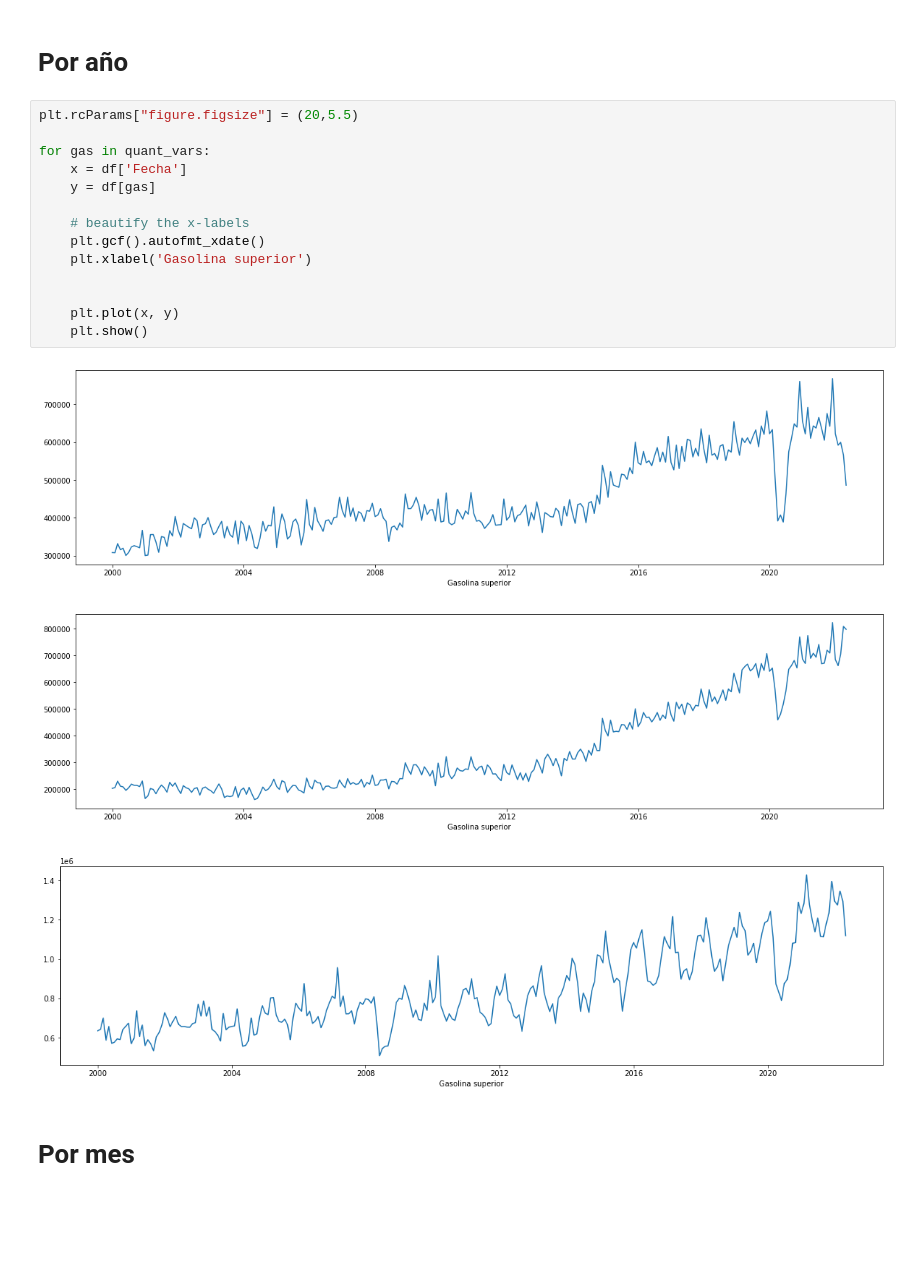
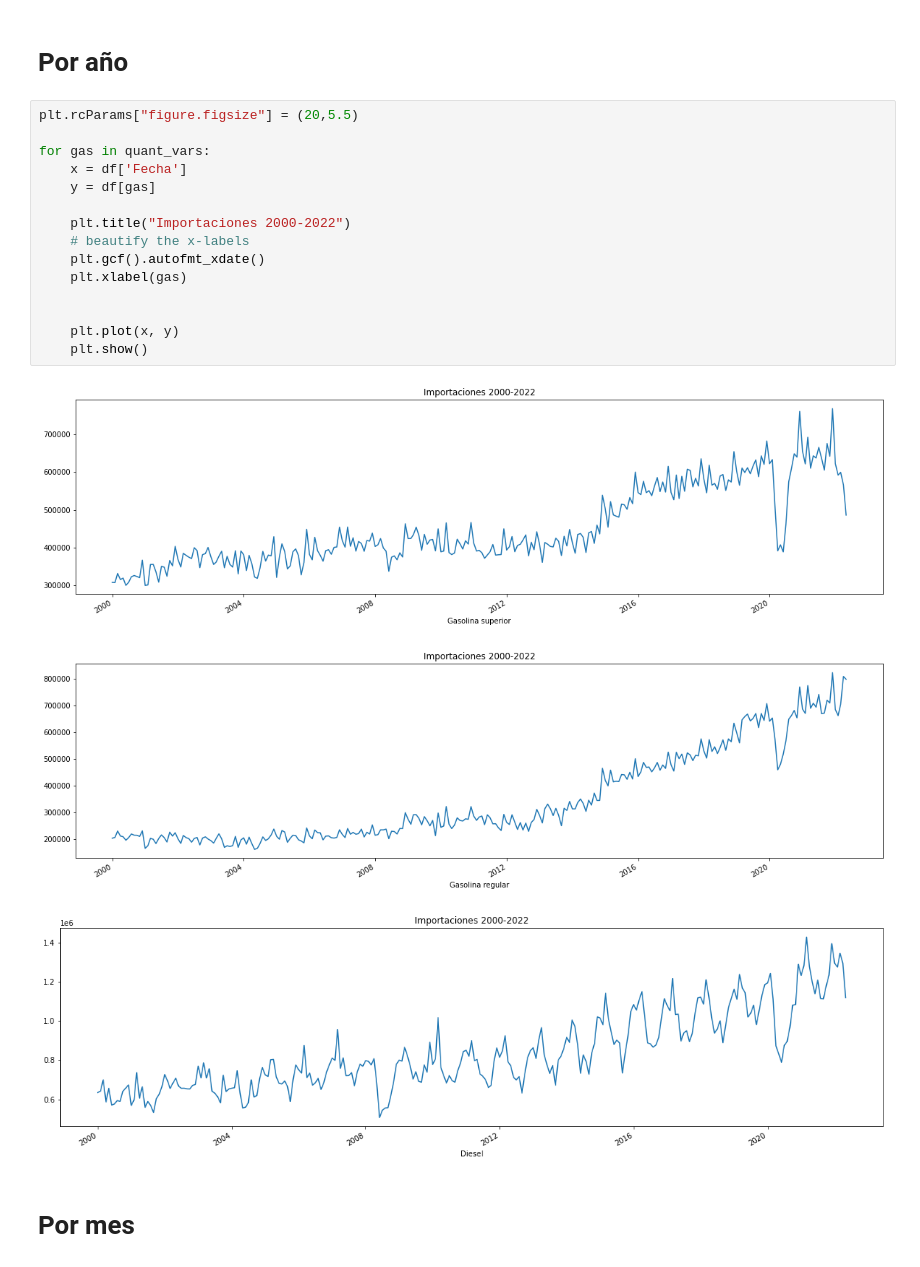
Before and after one commit to andreamalin/HDT2_DS, a Jupyter notebook: main.ipynb, the cells around one changed output. Drawn from its saved outputs; the diff is of its cells as text; blank space fills up the shorter version.

```diff
--- a/main.ipynb
+++ b/main.ipynb
@@ -55,21 +59,22 @@ for var in quant:
 # %%
 plt.rcParams["figure.figsize"] = (20,5.5)
 
 for gas in quant_vars:
     x = df['Fecha']
     y = df[gas]
 
+    plt.title("Importaciones 2000-2022")
     # beautify the x-labels
     plt.gcf().autofmt_xdate()
-    plt.xlabel('Gasolina superior')
+    plt.xlabel(gas)
 
 
     plt.plot(x, y)
     plt.show()
 # %% [output]
-[figure, old version]
+[figure, new version]
-[figure, old version]
+[figure, new version]
-[figure, old version]
+[figure, new version]
 # %% [markdown]
 # Por mes
 # %%
```
Also changed, not shown: parts of 4 cells of this notebook.
